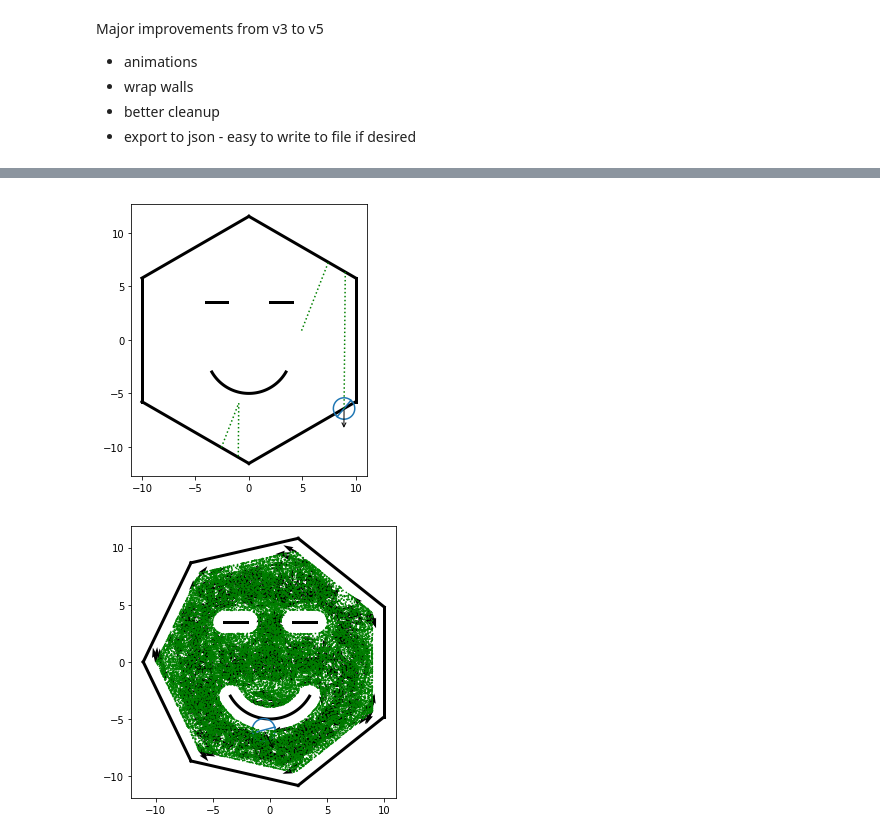
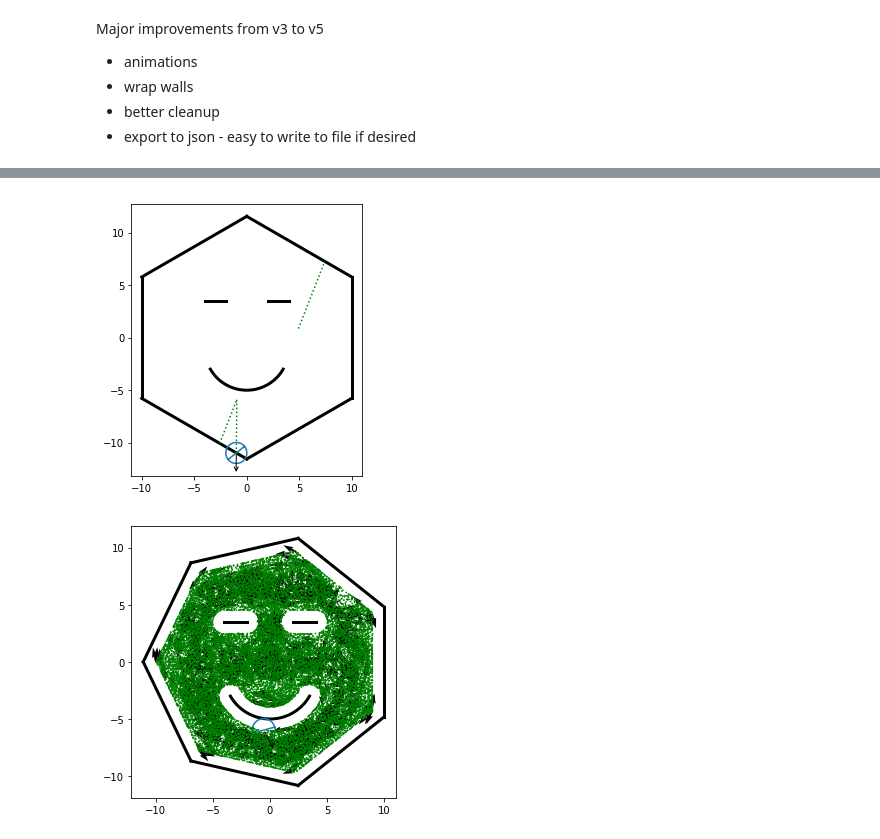
Before and after one commit to npetela/REU_2019, a Jupyter notebook: main_v5.ipynb, the cells around one changed output, grey strips where cells are left out. Saved outputs shown, nothing was run; the diff lists cells and outputs as text; code cells hidden in the pictures.

```diff
--- a/main_v5.ipynb
+++ b/main_v5.ipynb
@@ -919,12 +919,12 @@ I will attempt to animate 200 frames
 [interactive output not drawn]
 # %%
 #@title Interactive {run: "auto"}
-plot_steps=6 #@param {type:"slider", min:0, max:50, step:1}
+plot_steps=4 #@param {type:"slider", min:0, max:50, step:1}
 
 ax = draw(part, stop_step=plot_steps+1, arrows=False)
 plt.show()
 # %% [output]
-[figure, old version]
+[figure, new version]
 # %%
 ## Specular Law
 
```
Also changed, not shown: parts of 1 cell of this notebook.
